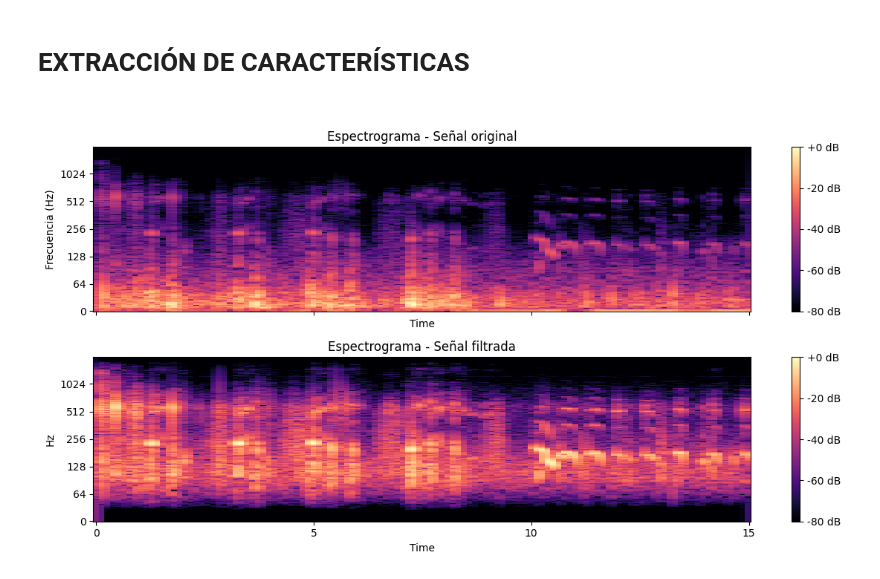
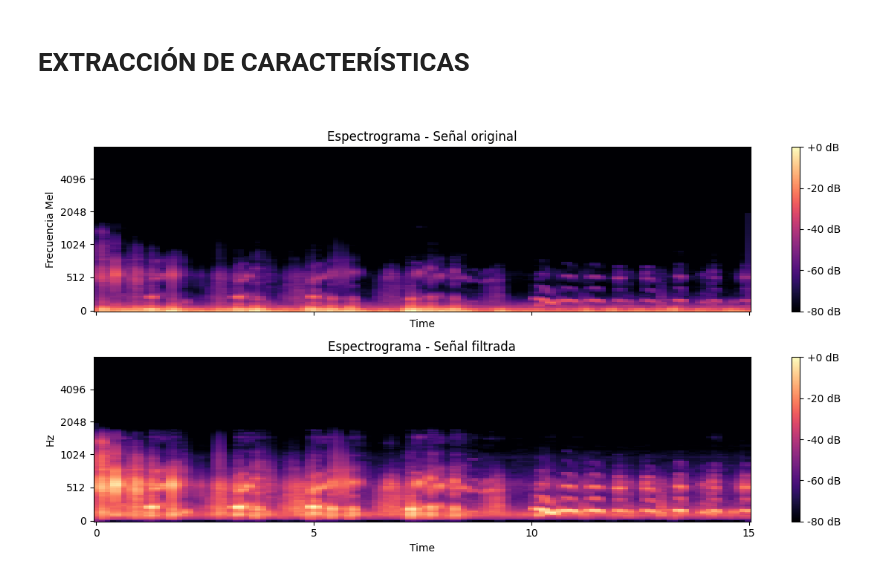
Before and after one commit to jhoser01/Respiratory-Disease-Detection-from-Audio-Signals-Using-Machine-Learning, a Jupyter notebook: pruebas.ipynb, the cells around one changed output. Drawn from its saved outputs; the diff is of its cells as text; code cells hidden in the pictures.

```diff
--- a/pruebas.ipynb
+++ b/pruebas.ipynb
@@ -118,27 +121,35 @@ plt.show()
 # %% [markdown]
 <h1>EXTRACCIÓN DE CARACTERÍSTICAS<h1>
 # %%
+# Convertir a espectrograma de Mel
+n_mels = 128  # Número de filtros de Mel
+
 # Calcular espectrogramas
-D = librosa.amplitude_to_db(np.abs(librosa.stft(audio)), ref=np.max)
-Df = librosa.amplitude_to_db(np.abs(librosa.stft(audiof2)), ref=np.max)
+D = librosa.feature.melspectrogram(y=audio, sr=sr, n_mels=n_mels, fmax=8000)  # Filtrado hasta 8 kHz
+Df = librosa.feature.melspectrogram(y=audiof2, sr=sr, n_mels=n_mels, fmax=8000)  # Filtrado hasta 8 kHz
+
+
+# Convertir a escala logarítmica (más similar a cómo escucha el oído humano)
+D_dB = librosa.power_to_db(D, ref=np.max)
+Df_dB = librosa.power_to_db(Df, ref=np.max)
+
 
 # Crear la figura con dos subgráficos
 fig, ax = plt.subplots(2, 1, figsize=(12, 6), sharex=True)
 
-# Espectrograma para persona enferma
-librosa.display.specshow(D, sr=sr, x_axis='time', y_axis='log', ax=ax[0])
+# Graficar el espectrograma de Mel de señal original
+librosa.display.specshow(D_dB, sr=sr, x_axis="time", y_axis="mel", fmax=8000, ax = ax[0])
 ax[0].set_title("Espectrograma - Señal original")
-ax[0].set_ylabel("Frecuencia (Hz)")
-fig.colorbar(librosa.display.specshow(D, sr=sr, x_axis='time', y_axis='log'), ax=ax[0], format='%+2.0f dB')
+ax[0].set_ylabel("Frecuencia Mel")
+fig.colorbar(librosa.display.specshow(D_dB, sr=sr, x_axis="time", y_axis="mel", fmax=8000), ax = ax[0], format="%+2.0f dB")
 
-# Espectrograma para persona sana
-librosa.display.specshow(Df, sr=sr, x_axis='time', y_axis='log', ax=ax[1])
+# Graficar el espectrograma de Mel de señal filtrada
+librosa.display.specshow(Df_dB, sr=sr, x_axis="time", y_axis="mel", fmax=8000, ax = ax[1])
 ax[1].set_title("Espectrograma - Señal filtrada")
-ax[1].set_xlabel("Tiempo (s)")
-ax[1].set_ylabel("Frecuencia (Hz)")
-fig.colorbar(librosa.display.specshow(Df, sr=sr, x_axis='time', y_axis='log'), ax=ax[1], format='%+2.0f dB')
+ax[1].set_ylabel("Frecuencia Mel")
+fig.colorbar(librosa.display.specshow(Df_dB, sr=sr, x_axis="time", y_axis="mel", fmax=8000), ax = ax[1], format="%+2.0f dB")
 
 plt.tight_layout()
 plt.show()
 # %% [output]
-[figure, old version]
+[figure, new version]
```
Also changed, not shown: parts of 18 cells of this notebook, 1 other file.
